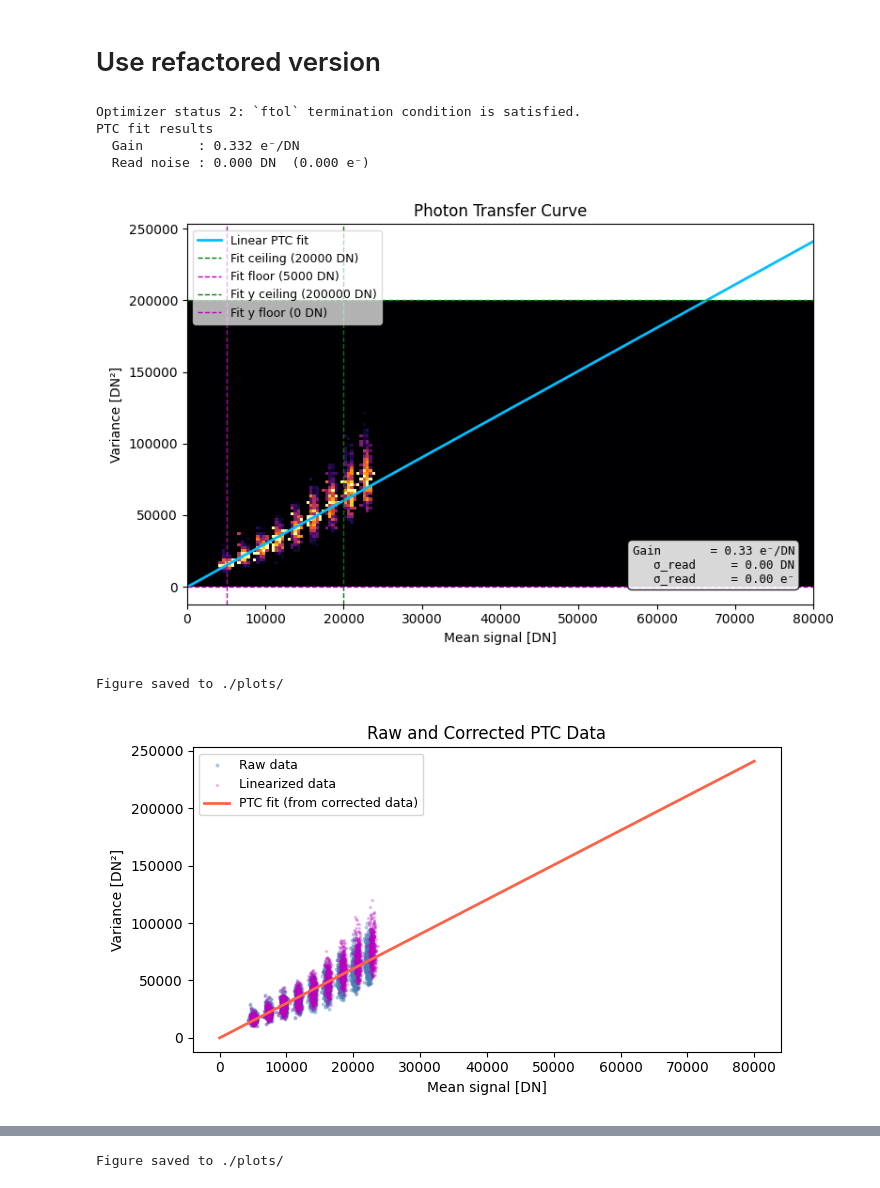
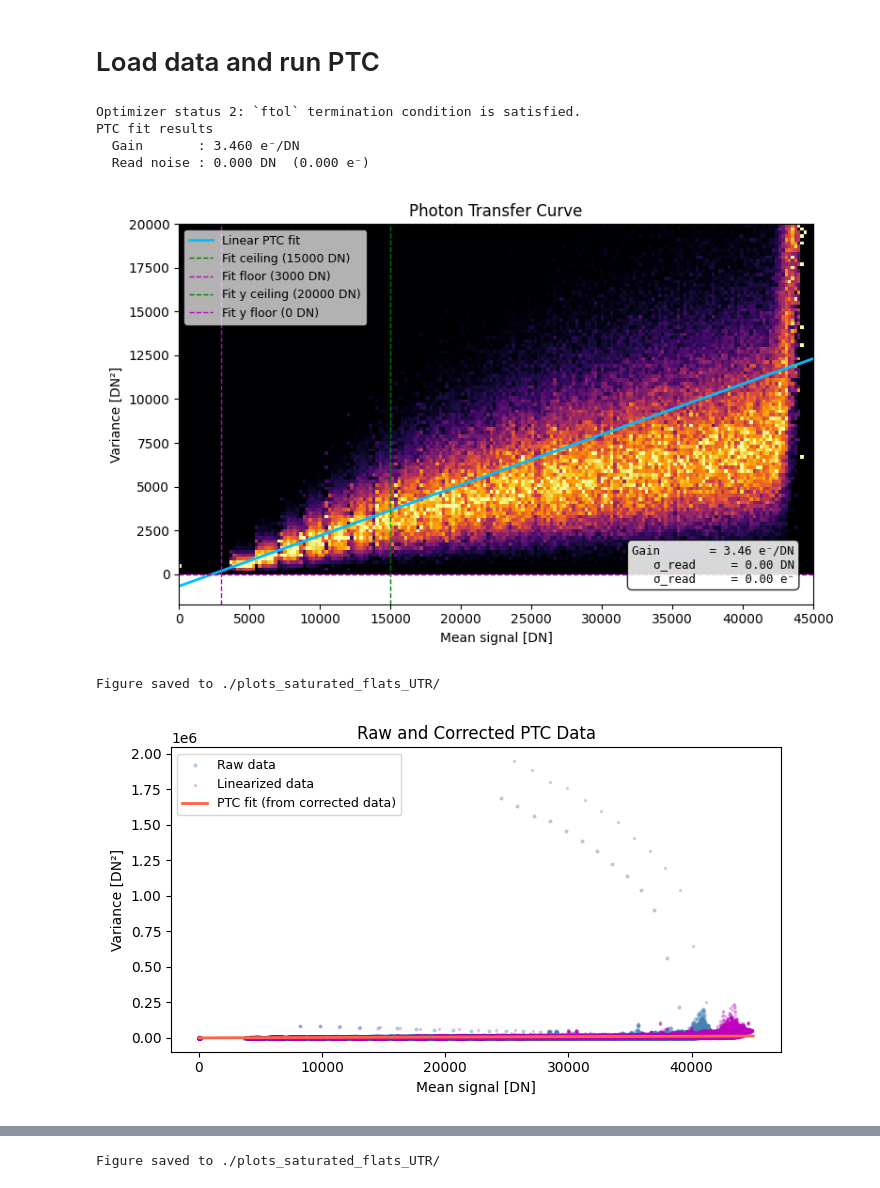
Before and after one commit to ashbake/H2RGDetectorCharacterization, a Jupyter notebook: mikes_code/SCALES PTC test.ipynb, the cells around one changed output, grey strips where cells are left out. Cells and saved outputs as stored; diff of their text form; code cells hidden in the pictures.

```diff
--- a/mikes_code/SCALES PTC test.ipynb
+++ b/mikes_code/SCALES PTC test.ipynb
@@ -20,35 +20,38 @@ def load_ims(datadir, inds):
     ims_flat.shape = (n_exp, n_read, n_pix)
     return ims_flat, ims, reset
 # %% [markdown]
-# Use refactored version
+# Load data and run PTC
 # %%
 from ptc_gain import compute_ptc
 
 # Load DATA
 DATA_FOLDER = '/Users/ashleybaker/Documents/HISPEC/_data/h2rg_images/20260226/'
 data_dir = 'utr_10reads/'
-#DATA_FOLDER = '/Users/ashleybaker/Documents/HISPEC/_data/h2rg_images/20260303/'
-#data_dir = 'saturated_flats_UTR/'
-min,max = 1050,1070
+DATA_FOLDER = '/Users/ashleybaker/Documents/HISPEC/_data/h2rg_images/20260303/'
+data_dir = 'saturated_flats_UTR/'
+#DATA_FOLDER = '/Users/ashleybaker/Documents/HISPEC/_data/h2rg_images/20260227/'
+#data_dir = 'utr_10/'
+min,max = 800, 900 #100,150
 inds     = np.s_[:,min:max,min:max]
 ims,ims_notflat,reset = load_ims(DATA_FOLDER + data_dir, inds)
 
-save_path = './plots/'
+save_path = f'./plots_{data_dir}'
 # Run PTC
 result = compute_ptc(ims,
+                     correct_nonlinearity=True,
                      poly_degree=2,
-                     fit_min_mean_dn= 5000,
+                     fit_min_mean_dn= 3000,
                      fit_min_var_dn2= 0,
-                     fit_max_mean_dn=20_000,
-                     fit_max_var_dn2=200_000,
-                     plot_max_mean_dn=80_000,
-                     plot_max_var_dn2=200_000,
+                     fit_max_mean_dn=15_000,
+                     fit_max_var_dn2=20_000,
+                     plot_max_mean_dn=45_000,
+                     plot_max_var_dn2=None,
                      save_path=save_path)
 # %% [output]
 Optimizer status 2: `ftol` termination condition is satisfied.
 PTC fit results
-  Gain       : 0.332 e⁻/DN
+  Gain       : 3.460 e⁻/DN
   Read noise : 0.000 DN  (0.000 e⁻)
-[figure, old version]
+[figure, new version]
-Figure saved to ./plots/
+Figure saved to ./plots_saturated_flats_UTR/
-[figure, old version]
+[figure, new version]
@@ -56 +59 @@ Figure saved to ./plots/
-Figure saved to ./plots/
+Figure saved to ./plots_saturated_flats_UTR/
```
Also changed, not shown: parts of 6 cells of this notebook, 1 other file.
